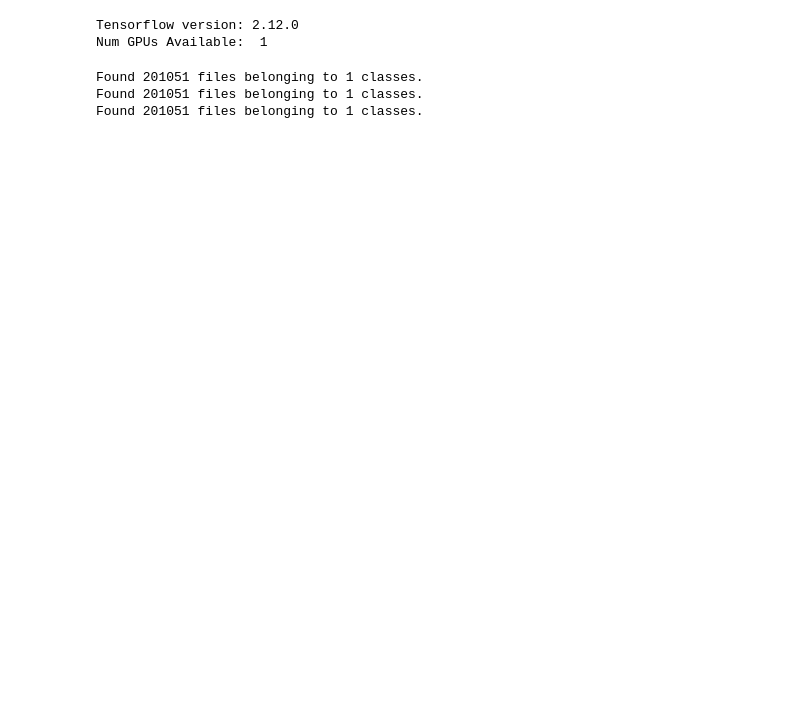
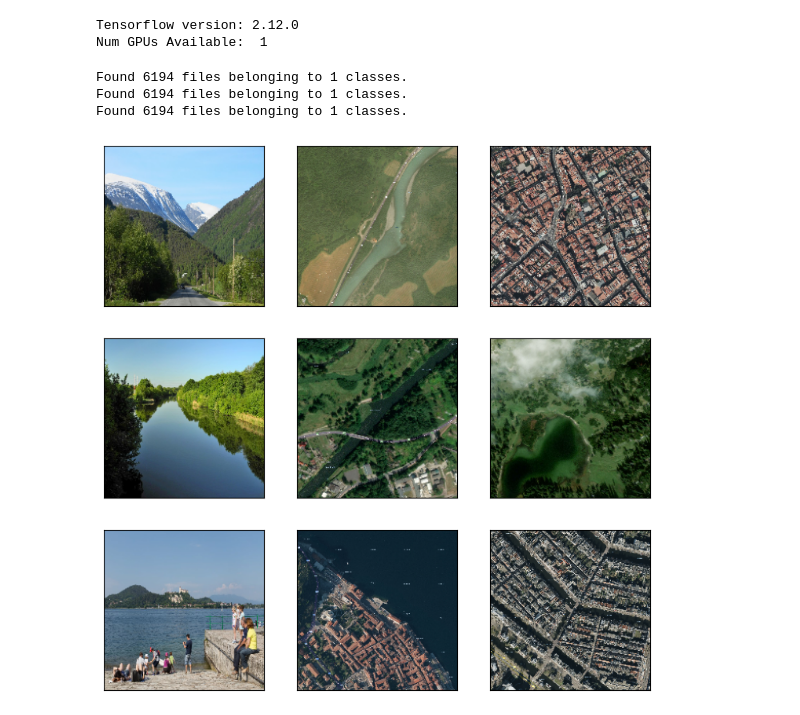
Before and after one commit to S010MON/image-locate, a Jupyter notebook: TrainModel.ipynb, the cells around one changed output. Saved outputs shown, nothing was run; the diff lists cells and outputs as text; code cells hidden in the pictures; blank space fills up the shorter version.

```diff
--- a/TrainModel.ipynb
+++ b/TrainModel.ipynb
@@ -17,11 +17,14 @@ Tensorflow version: 2.12.0
 Num GPUs Available:  1
 # %%
 BATCH_SIZE = 16
-train_data = load_data(batch_size=BATCH_SIZE)
+train_data = load_data(anchor_images_path="/tf/CVUSA/terrestrial",
+                       positive_images_path="/tf/CVUSA/satellite",
+                       batch_size=BATCH_SIZE)
 visualise(*list(train_data.take(1).as_numpy_iterator())[0])
 # %% [output]
-Found 201051 files belonging to 1 classes.
-Found 201051 files belonging to 1 classes.
-Found 201051 files belonging to 1 classes.
+Found 6194 files belonging to 1 classes.
+Found 6194 files belonging to 1 classes.
+Found 6194 files belonging to 1 classes.
+[figure, added]
 # %%
 # Checkpoint during training
```
Also changed, not shown: parts of 6 cells of this notebook, 2 other files.
